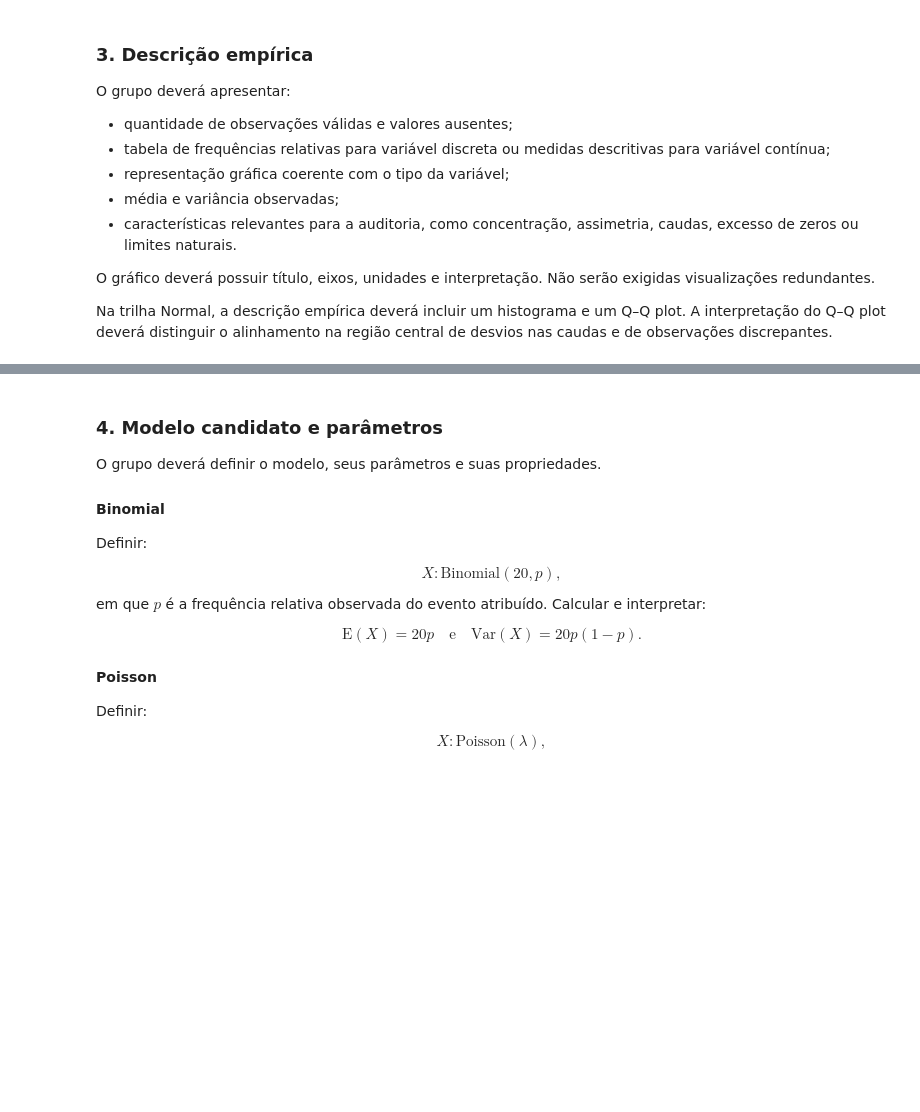
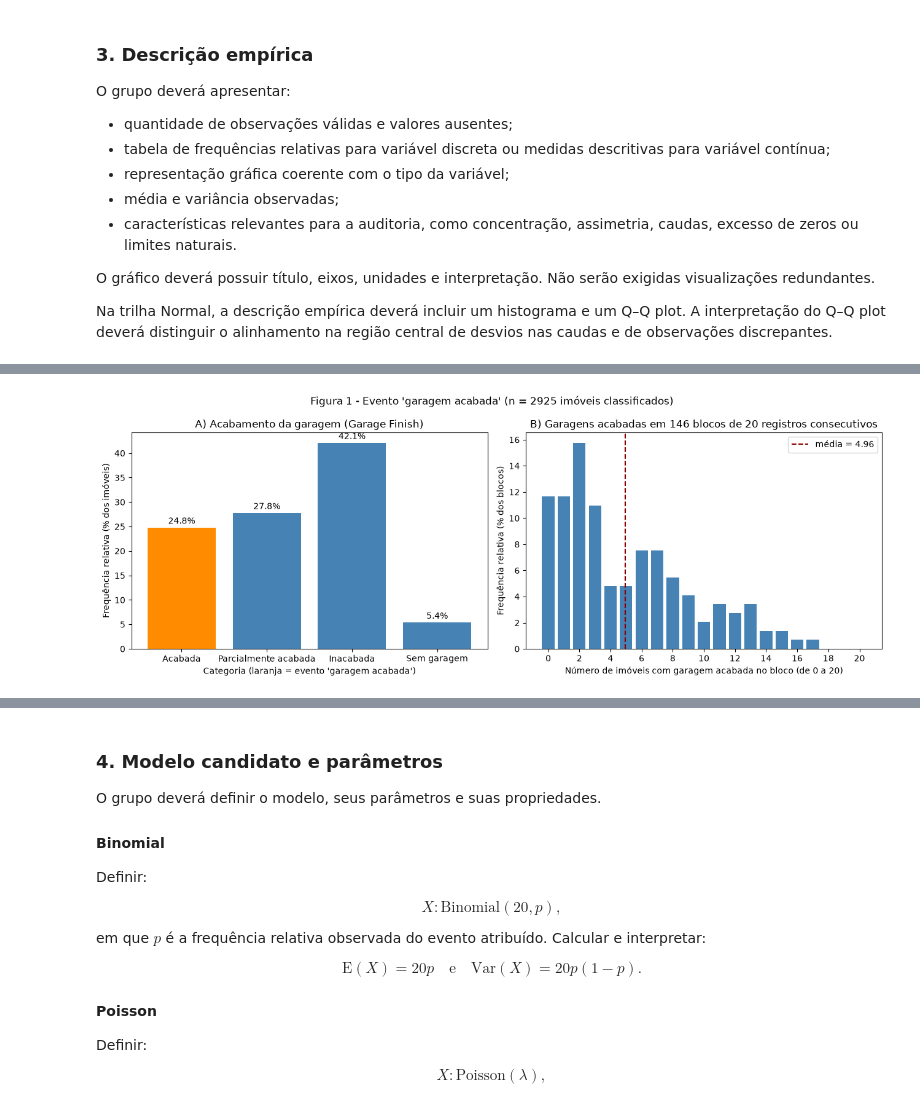
Before and after one commit to henriquelca/TrabalhoMQ, a Jupyter notebook: notebooks/ap2.ipynb, the cells around one changed output, grey strips where cells are left out. Saved outputs shown, nothing was run; the diff lists cells and outputs as text; code cells hidden in the pictures; blank space fills up the shorter version.

```diff
--- a/notebooks/ap2.ipynb
+++ b/notebooks/ap2.ipynb
@@ -164,0 +148,7 @@ A divergência entre o suporte natural $(0, +\infty)$ e o suporte do modelo $(-\
+# %%
+acabamento = dados["acabamento_garagem"]
+display(acabamento.value_counts(dropna=False).rename("imóveis").to_frame())
+
+# Indicador do evento: 1 = garagem acabada, 0 = demais categorias; NaN permanece sem classificação.
+evento = acabamento.eq("Acabada").astype(float).where(acabamento.notna())
+evento.value_counts(dropna=False).rename("imóveis").to_frame()
@@ -401,0 +371,47 @@ Os dados descrevem uma variável contínua, positiva e sem ausências, mas com *
+# %%
+# Contagens observadas em blocos de 20 registros consecutivos (ordem original do arquivo).
+n_ensaios = 20
+n_blocos = n_validos // n_ensaios
+contagens_blocos = (
+    y.to_numpy()[: n_blocos * n_ensaios].reshape(n_blocos, n_ensaios).sum(axis=1)
+)
+freq_blocos = (
+    pd.Series(contagens_blocos)
+    .value_counts(normalize=True)
+    .reindex(range(n_ensaios + 1), fill_value=0)
+)
+
+fig, (ax_cat, ax_blocos) = plt.subplots(1, 2, figsize=(13, 4.8))
+
+# Painel A - categorias de B com destaque para o evento.
+cores = ["darkorange" if c == "Acabada" else "steelblue" for c in ordem_categorias]
+ax_cat.bar(ordem_categorias, tabela_categorias["freq_relativa_%"], color=cores)
+for i, v in enumerate(tabela_categorias["freq_relativa_%"]):
+    ax_cat.text(i, v + 0.8, f"{v:.1f}%", ha="center")
+ax_cat.set_title("A) Acabamento da garagem (Garage Finish)")
+ax_cat.set_xlabel("Categoria (laranja = evento 'garagem acabada')")
+ax_cat.set_ylabel("Frequência relativa (% dos imóveis)")
+
+# Painel B - contagens do evento em blocos de 20 registros consecutivos.
+ax_blocos.bar(freq_blocos.index, freq_blocos.values * 100, color="steelblue")
+ax_blocos.axvline(
+    contagens_blocos.mean(),
+    color="darkred",
+    linestyle="--",
+    label=f"média = {contagens_blocos.mean():.2f}",
+)
+ax_blocos.set_title(
+    f"B) Garagens acabadas em {n_blocos} blocos de 20 registros consecutivos"
+)
+ax_blocos.set_xlabel("Número de imóveis com garagem acabada no bloco (de 0 a 20)")
+ax_blocos.set_ylabel("Frequência relativa (% dos blocos)")
+ax_blocos.set_xticks(range(0, n_ensaios + 1, 2))
+ax_blocos.legend()
+
+fig.suptitle(
+    f"Figura 1 - Evento 'garagem acabada' (n = {n_validos} imóveis classificados)"
+)
+fig.tight_layout()
+plt.show()
+# %% [output]
+[figure, added]
```
Also changed, not shown: parts of 67 cells of this notebook.
